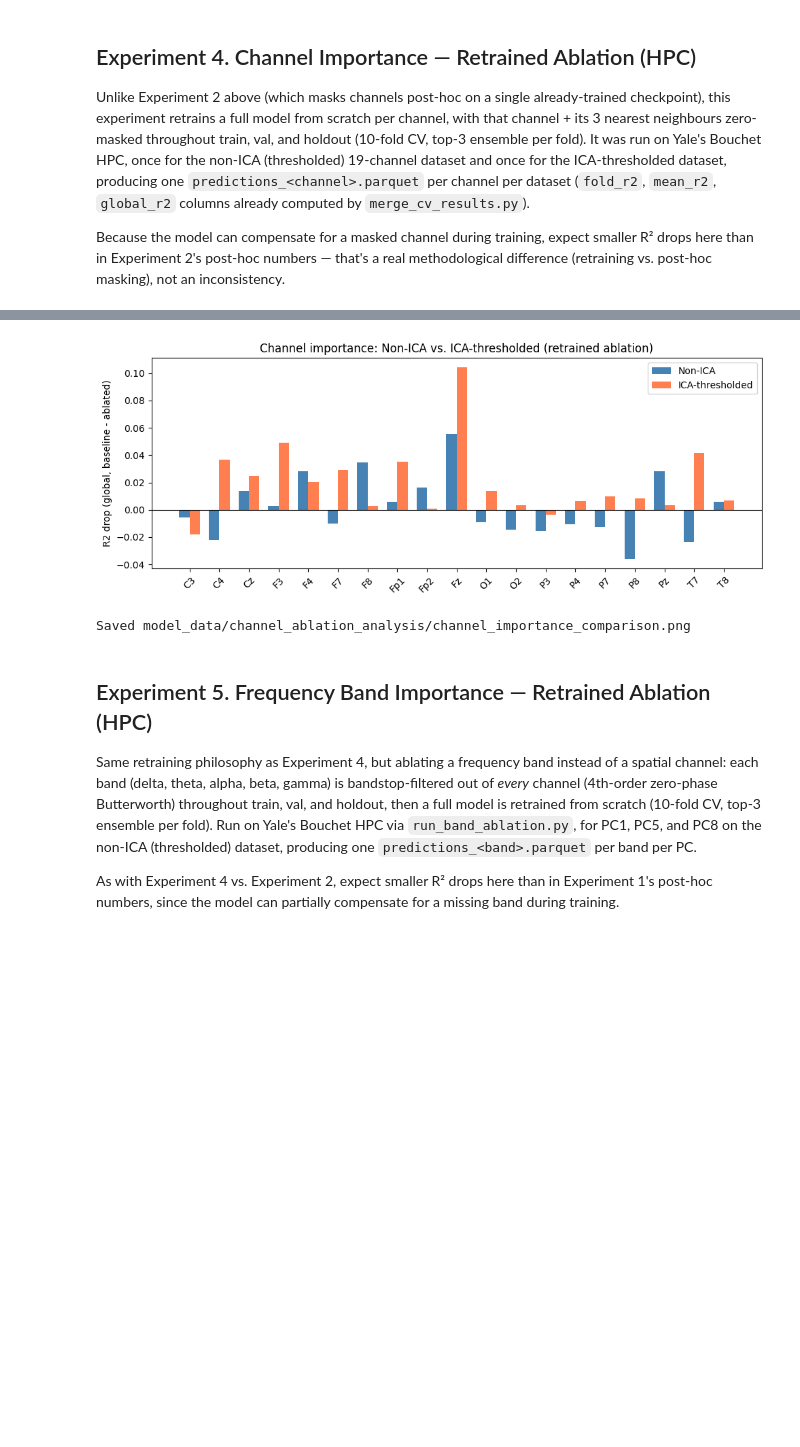
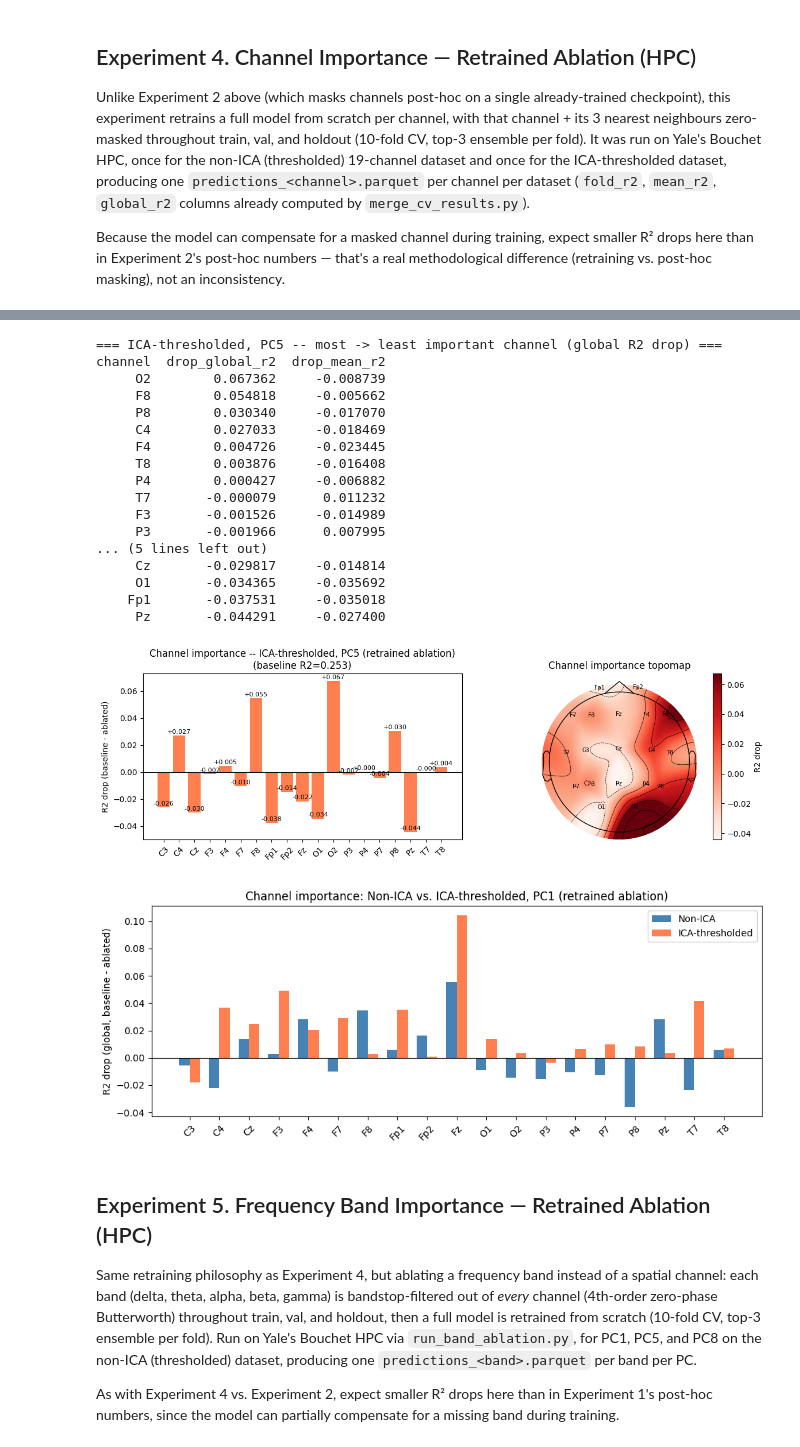
Before and after one commit to william2952/EEG_FDG_dementia, a Jupyter notebook: interpretability_analysis.ipynb, the cells around one changed output, grey strips where cells are left out. Drawn from its saved outputs; the diff is of its cells as text; code cells hidden in the pictures; blank space fills up the shorter version.

```diff
--- a/interpretability_analysis.ipynb
+++ b/interpretability_analysis.ipynb
@@ -553,3 +581,25 @@ for key, cfg in ABLATION_DATASETS.items():
+# %%
+# ── Graph 2: ICA-thresholded channel importance (bar + topomap) ─────────────
+show_channel_importance("ica")
+# %% [output]
+=== ICA-thresholded, PC5 -- most -> least important channel (global R2 drop) ===
+channel  drop_global_r2  drop_mean_r2
+     O2        0.067362     -0.008739
+     F8        0.054818     -0.005662
+     P8        0.030340     -0.017070
+     C4        0.027033     -0.018469
+     F4        0.004726     -0.023445
+     T8        0.003876     -0.016408
+     P4        0.000427     -0.006882
+     T7       -0.000079      0.011232
+     F3       -0.001526     -0.014989
+     P3       -0.001966      0.007995
+... (5 lines left out)
+     Cz       -0.029817     -0.014814
+     O1       -0.034365     -0.035692
+    Fp1       -0.037531     -0.035018
+     Pz       -0.044291     -0.027400
+[figure, added]
 # %%
 # ── Graph 3: Non-ICA vs. ICA-thresholded comparison ──────────────────────────
 pivot = ablation_summary.pivot(index="channel", columns="dataset", values="drop_global_r2").loc[ch_names]
@@ -563,16 +613,13 @@ ax.axhline(0, color="black", linewidth=0.8)
 ax.set_xticks(x)
 ax.set_xticklabels(ch_names, rotation=45)
 ax.set_ylabel("R2 drop (global, baseline - ablated)")
-ax.set_title("Channel importance: Non-ICA vs. ICA-thresholded (retrained ablation)")
+ax.set_title(f"Channel importance: Non-ICA vs. ICA-thresholded, PC{PC_NUMBER} (retrained ablation)")
 ax.legend()
 plt.tight_layout()
-compare_png = ABLATION_OUT_DIR / "channel_importance_comparison.png"
-plt.savefig(compare_png, dpi=150)
+compare_png = ABLATION_OUT_DIR / f"channel_importance_comparison_pc{PC_NUMBER}.png"
 plt.show()
-print(f"Saved {compare_png}")
 # %% [output]
-[figure, old version]
+[figure, new version]
-Saved model_data/channel_ablation_analysis/channel_importance_comparison.png
 # %% [markdown]
 ## Experiment 5. Frequency Band Importance — Retrained Ablation (HPC)
 
```
Also changed, not shown: parts of 10 cells of this notebook, 5 other files.
